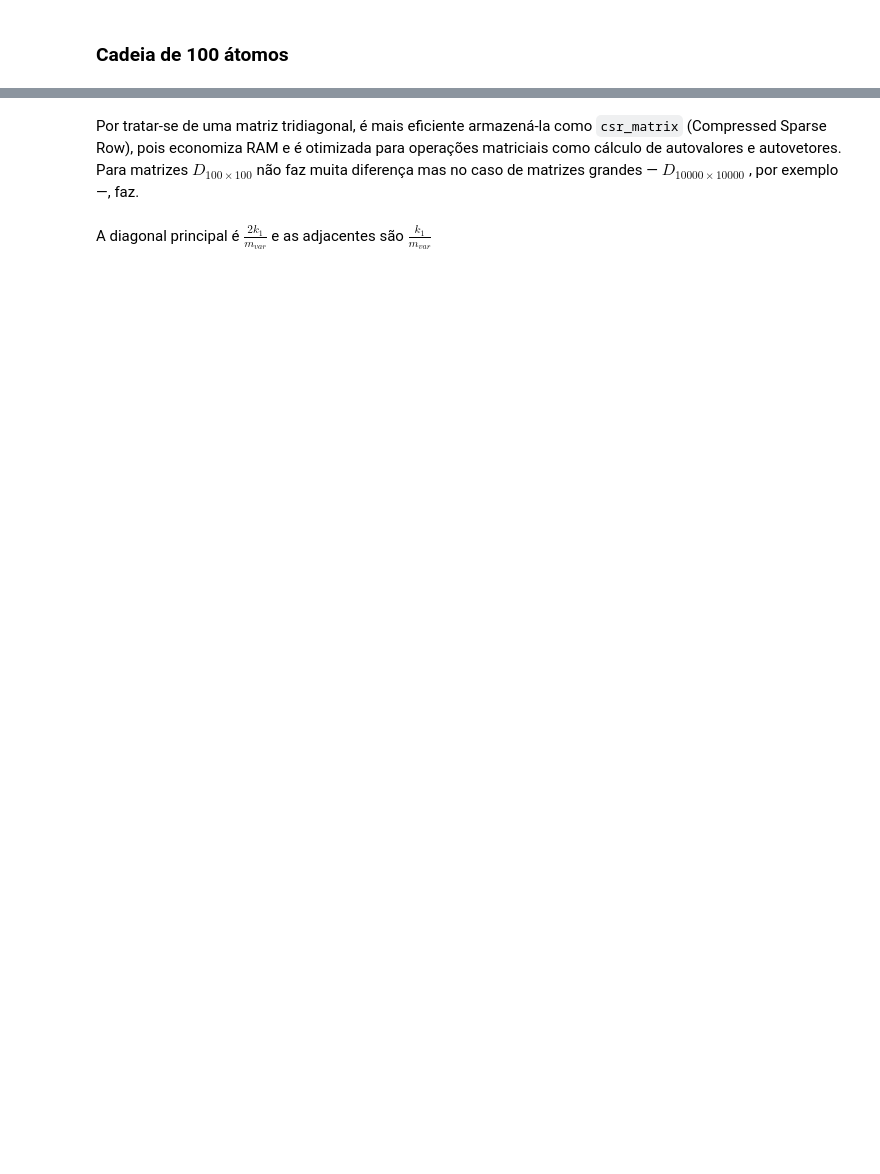
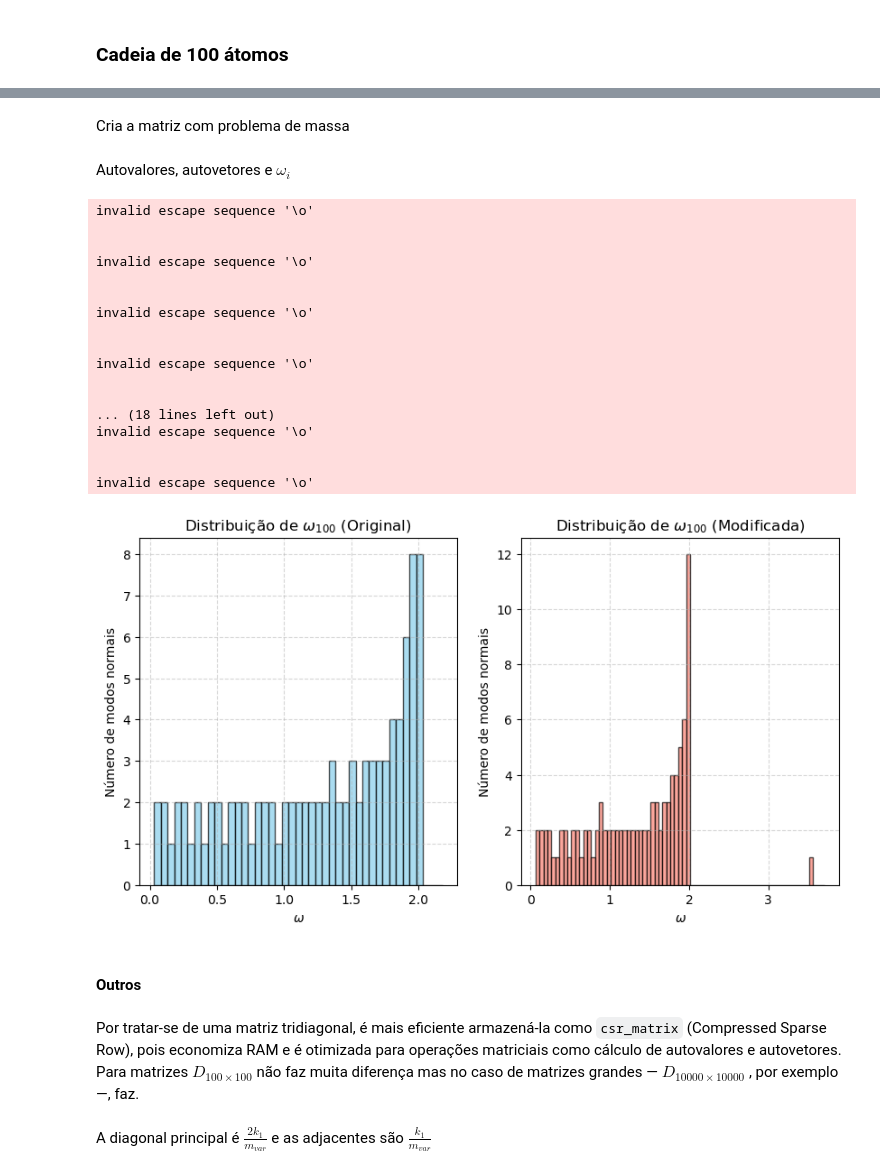
Before and after one commit to aragaoiberis/atv5, a Jupyter notebook: atv5.ipynb, the cells around one changed output, grey strips where cells are left out. Saved outputs shown, nothing was run; the diff lists cells and outputs as text; code cells hidden in the pictures; blank space fills up the shorter version.

```diff
--- a/atv5.ipynb
+++ b/atv5.ipynb
@@ -60,7 +62,7 @@ from scipy.sparse import diags, csr_matrix
 import pandas as pd
 # %%
 #Parâmetros
-m_var, k1, k2 = 1, 1, 5
+m, k1, k2 = 1.0, 1.0, 5.0
 N1, N2, N3 = 100, 1000, 10000
 # %% [markdown]
 ### Cadeia de 100 átomos
@@ -108,0 +82,61 @@ Matriz D:
+# %% [markdown]
+Cria a matriz com problema de massa
+# %%
+#cria a matriz com problema de massa
+D100_mod = D100.copy()
+D100_mod[49, :] *= k2
+# %% [markdown]
+Autovalores, autovetores e $\omega_i$
+# %%
+ww100, v100 = eigh(D100)
+w100 = np.sqrt(ww100)
+
+ww100_mod, v100_mod = eigh(D100_mod)
+w100_mod = np.sqrt(np.abs(ww100_mod))
+# %%
+# Configuração do histograma
+fig, (ax1, ax2) = plt.subplots(1, 2, figsize=(10, 5))
+
+# --- Subplot 1: Histograma de w100 ---
+ax1.hist(w100,
+         bins=np.arange(min(w100), max(w100) + 0.2, 0.05),
+         edgecolor='black',
+         color='skyblue',
+         alpha=0.7)
+ax1.set_title('Distribuição de $\omega_{100}$ (Original)')
+ax1.set_xlabel('$\omega$')
+ax1.set_ylabel('Número de modos normais')
+ax1.grid(linestyle='--', alpha=0.5)
+
+# --- Subplot 2: Histograma de w100_mod ---
+ax2.hist(w100_mod,
+         bins=np.arange(min(w100_mod), max(w100_mod) + 0.2, 0.05),
+         edgecolor='black',
+         color='salmon',
+         alpha=0.7)
+ax2.set_title('Distribuição de $\omega_{100}$ (Modificada)')
+ax2.set_xlabel('$\omega$')
+ax2.set_ylabel('Número de modos normais')
+ax2.grid(linestyle='--', alpha=0.5)
+
+# Mostrar o gráfico
+plt.show()
+# %% [output]
+invalid escape sequence '\o'
+
+
+invalid escape sequence '\o'
+
+
+invalid escape sequence '\o'
+
+
+invalid escape sequence '\o'
+
+
+... (18 lines left out)
+invalid escape sequence '\o'
+
+
+invalid escape sequence '\o'
+[figure, added]
@@ -109,3 +179,5 @@ Matriz D:
+# %% [markdown]
+#### Outros
 # %% [markdown]
 Por tratar-se de uma matriz tridiagonal, é mais eficiente armazená-la como `csr_matrix` (Compressed Sparse Row), pois economiza RAM e é otimizada para operações matriciais como cálculo de autovalores e autovetores. Para matrizes $D_{100 \times 100}$ não faz muita diferença mas no caso de matrizes grandes — $D_{10000 \times 10000}$ , por exemplo —, faz.
 # %% [markdown]
```
Also changed, not shown: parts of 15 cells of this notebook.
